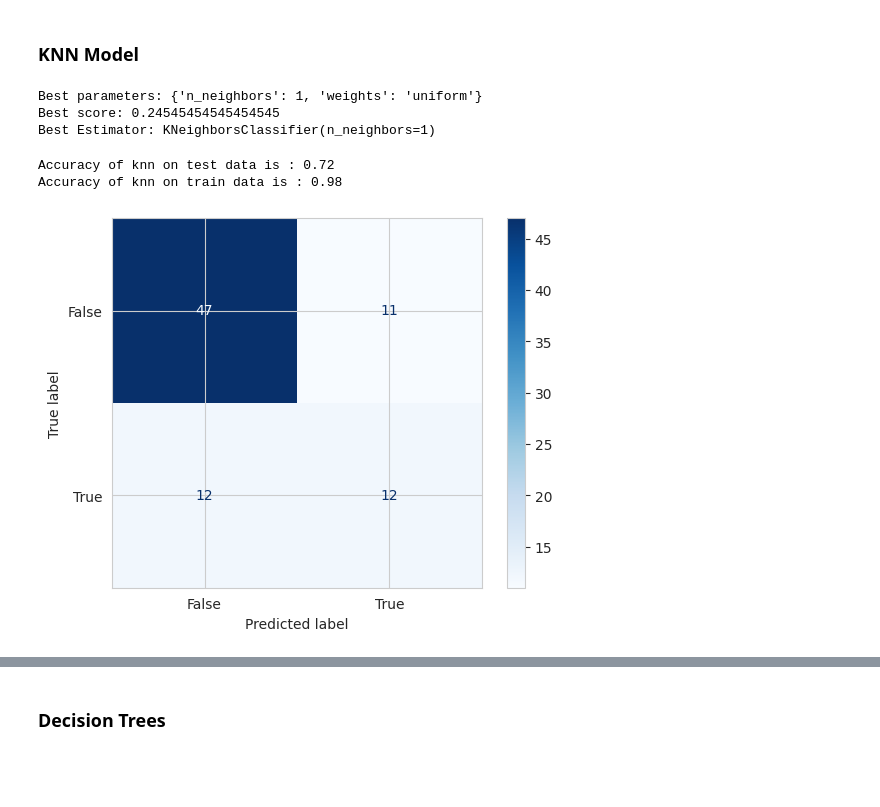
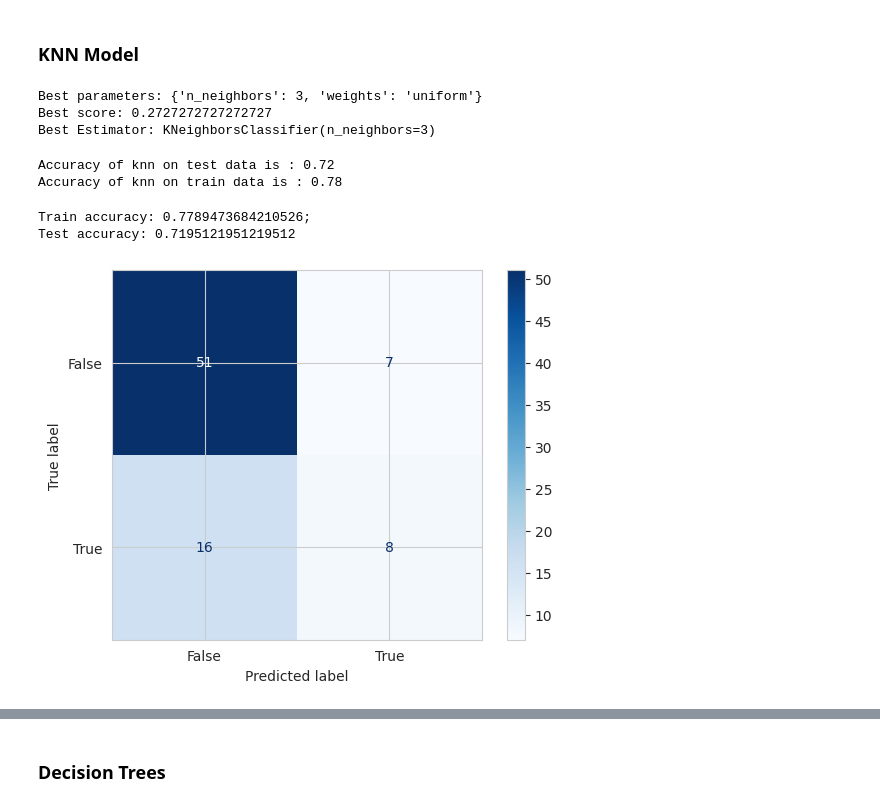
Before and after one commit to KobieKabo/Software_Design_Intelligent_Systems, a Jupyter notebook: Project2/Supervised_ML_Models.ipynb, the cells around one changed output, grey strips where cells are left out. Saved outputs shown, nothing was run; the diff lists cells and outputs as text; code cells hidden in the pictures; blank space fills up the shorter version.

```diff
--- a/Project2/Supervised_ML_Models.ipynb
+++ b/Project2/Supervised_ML_Models.ipynb
@@ -160,11 +164,5 @@ Changed '?' variables, or bad values, to that of the most common within that col
 # %%
 # Converts the three uniuqe values in the 'menopause' column to booleans
 data = pd.get_dummies(data, columns=["menopause"], drop_first=True)
-# Converts each range of ages to a boolean
-data = pd.get_dummies(data, columns=["age"], drop_first=True)
-# Converts each range of tumor sizes to a boolean set
-data = pd.get_dummies(data, columns=["tumor-size"], drop_first=True)
-# Converts each range of nodes to a boolean set
-data = pd.get_dummies(data, columns=["inv-nodes"], drop_first=True)
 # Converts each breast quadrant to a boolean set
 data = pd.get_dummies(data, columns=["breast-quad"], drop_first=True)
@@ -171,3 +171,20 @@ data = pd.get_dummies(data, columns=["breast-quad"], drop_first=True)
+# %%
+age_map = { "20-29":0, "30-39":1,
+           "40-49":2,"50-59":3,
+           "60-69":4,"70-79":5 }
+
+tumor_size_map = {"0-4":0, "5-9":1,
+                  "10-14":2,"15-19":3,
+                  "20-24":4, "25-29":5,
+                  "30-34":6,"35-39":7,
+                  "40-44":8, "45-49":9,"50-54":10}
+inv_nodes_map = { "0-2":0, "3-5":1,
+                 "6-8":2, "9-11":3,
+                 "12-14":4, "15-17":5, "24-26":6 }
+
+data['age'] = data['age'].replace(age_map)
+data["tumor-size"] = data["tumor-size"].replace(tumor_size_map)
+data["inv-nodes"] = data["inv-nodes"].replace(inv_nodes_map)
 # %% [markdown]
 ## Post-Processed Data
 # %%
@@ -283,9 +306,9 @@ print("Best score:", knn_gscv2.best_score_)
 print("Best Estimator:", knn_gscv2.best_estimator_)
 best_recall_knn = knn_gscv2.best_estimator_
 # %% [output]
-Best parameters: {'n_neighbors': 1, 'weights': 'uniform'}
-Best score: 0.24545454545454545
-Best Estimator: KNeighborsClassifier(n_neighbors=1)
+Best parameters: {'n_neighbors': 3, 'weights': 'uniform'}
+Best score: 0.2727272727272727
+Best Estimator: KNeighborsClassifier(n_neighbors=3)
 # %%
 accuracy_test=accuracy_score(Y_test, best_recall_knn.predict(X_test))
 print('Accuracy of knn on test data is : {:.2}'.format(accuracy_test))
@@ -295,12 +318,19 @@ accuracy_train=accuracy_score(Y_train, best_recall_knn.predict(X_train))
 print('Accuracy of knn on train data is : {:.2}'.format(accuracy_train))
 # %% [output]
 Accuracy of knn on test data is : 0.72
-Accuracy of knn on train data is : 0.98
+Accuracy of knn on train data is : 0.78
 # %%
 cm_display = ConfusionMatrixDisplay.from_estimator(best_recall_knn, X_test, Y_test,
                                                cmap=plt.cm.Blues,normalize=None)
+# Check the accuracy on the test data
+accuracy_test=accuracy_score(Y_test, best_recall_knn.predict(X_test))
+# Check accuracy on the training data
+accuracy_train=accuracy_score(Y_train, best_recall_knn.predict(X_train))
+print(f"Train accuracy: {accuracy_train}; \nTest accuracy: {accuracy_test}")
 # %% [output]
+Train accuracy: 0.7789473684210526;
+Test accuracy: 0.7195121951219512
-[figure, old version]
+[figure, new version]
 # %%
 print(f"Performance on TEST\n*******************\n{classification_report(Y_test, best_recall_knn.predict(X_test))}")
 print(f"Performance on TRAIN\n********************\n{classification_report(Y_train, best_recall_knn.predict(X_train))}")
```
Also changed, not shown: parts of 11 cells of this notebook.
